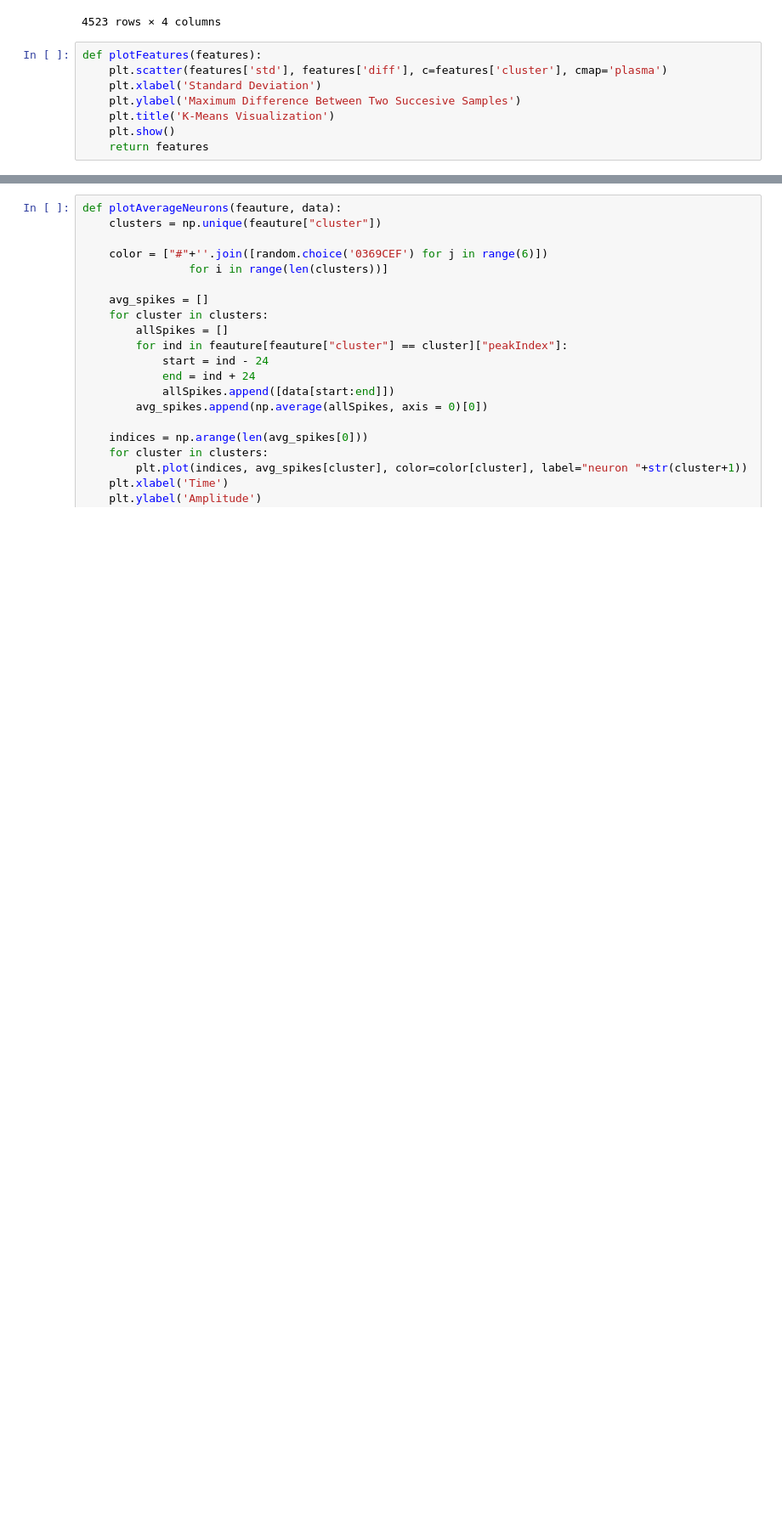
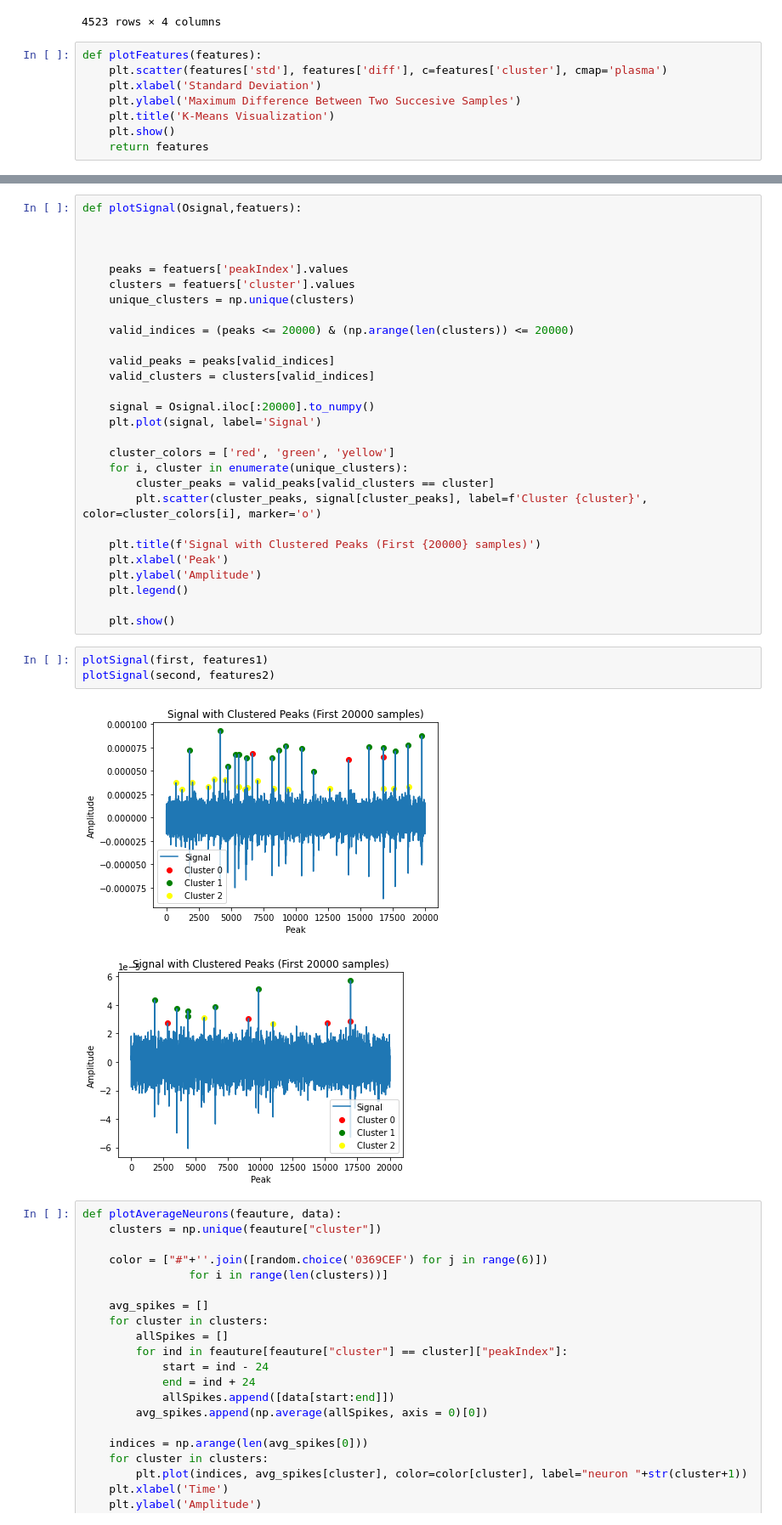
Before and after one commit to omarelwaliely/SpikeSorting, a Jupyter notebook: Untitled.ipynb, the cells around one changed output, grey strips where cells are left out. Shown at 85% size. Cells and saved outputs as stored; diff of their text form; blank space fills up the shorter version.

```diff
--- a/Untitled.ipynb
+++ b/Untitled.ipynb
@@ -144,3 +146,37 @@ features2 = plotFeatures(features2)
+# %%
+def plotSignal(Osignal,featuers):
+
+
+
+    peaks = featuers['peakIndex'].values
+    clusters = featuers['cluster'].values
+    unique_clusters = np.unique(clusters)
+
+    valid_indices = (peaks <= 20000) & (np.arange(len(clusters)) <= 20000)
+
+    valid_peaks = peaks[valid_indices]
+    valid_clusters = clusters[valid_indices]
+
+    signal = Osignal.iloc[:20000].to_numpy()
+    plt.plot(signal, label='Signal')
+
+    cluster_colors = ['red', 'green', 'yellow']
+    for i, cluster in enumerate(unique_clusters):
+        cluster_peaks = valid_peaks[valid_clusters == cluster]
+        plt.scatter(cluster_peaks, signal[cluster_peaks], label=f'Cluster {cluster}', color=cluster_colors[i], marker='o')
+
+    plt.title(f'Signal with Clustered Peaks (First {20000} samples)')
+    plt.xlabel('Peak')
+    plt.ylabel('Amplitude')
+    plt.legend()
+
+    plt.show()
+# %%
+plotSignal(first, features1)
+plotSignal(second, features2)
+# %% [output]
+[figure, added]
+[figure, added]
 # %%
 def plotAverageNeurons(feauture, data):
     clusters = np.unique(feauture["cluster"])
```
Also changed, not shown: parts of 6 cells of this notebook.
